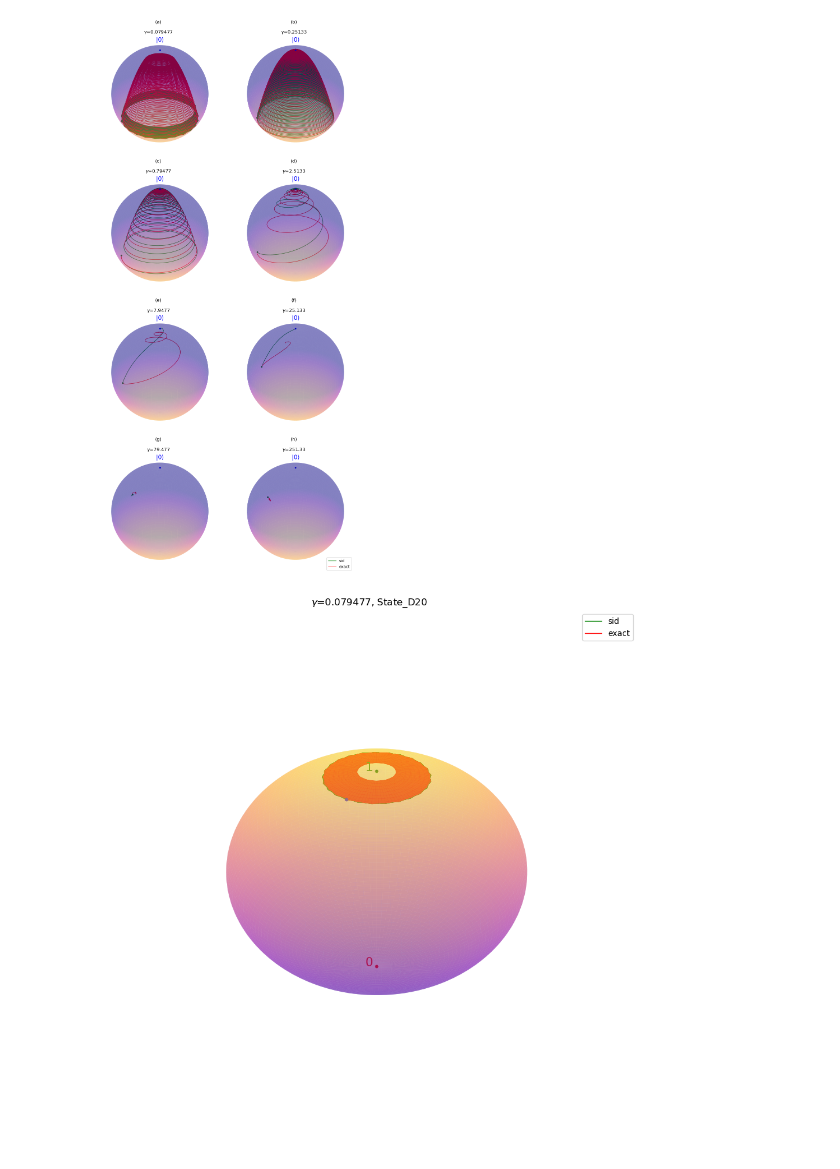
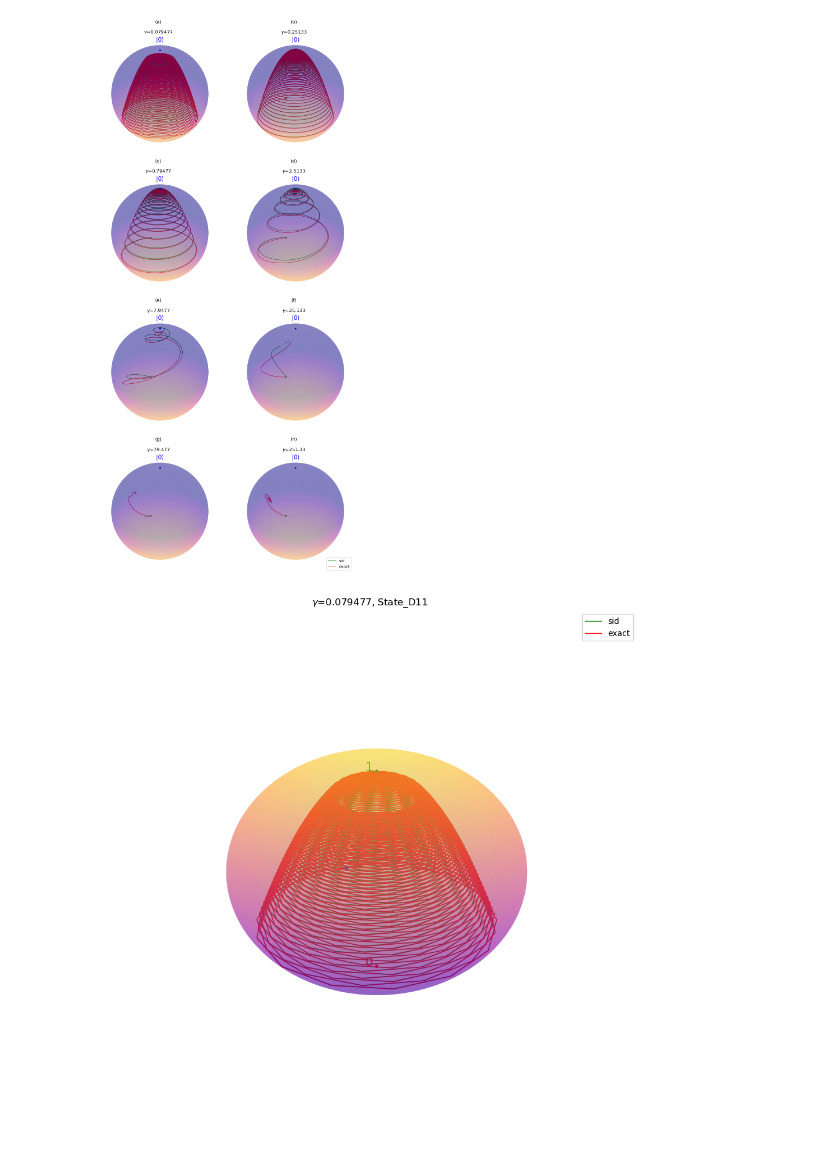
Before and after one commit to zpopovych/OQSID-thesis, a Jupyter notebook: POP_LME_1/06_plot_trajectories.ipynb, the cells around one changed output. Drawn from its saved outputs; the diff is of its cells as text; code cells hidden in the pictures.

Commit message:
true trajectories no cut

```diff
--- a/POP_LME_1/06_plot_trajectories.ipynb
+++ b/POP_LME_1/06_plot_trajectories.ipynb
@@ -30,7 +30,7 @@ def plot_trajectories(trajectories_file, g, init_state):
     x, y, z = sphere(r, center)
     fig = plt.figure(figsize=(12, 12))
     ax = fig.add_subplot(111, projection='3d')
-    ax.plot_surface(x, y, z, rstride=1, cstride=1, cmap='plasma', edgecolor='none', alpha=0.4)
+    ax.plot_surface(x, y, z, rstride=1, cstride=1, cmap='plasma', edgecolor='none', alpha=0.3)
 
     # Add points
     top_point = [center[0], center[1], center[2] + r]
@@ -97,7 +97,9 @@ def plot_traj_ax(ax, trajectories_file, gamma, ch, init_state):
 dodeca_files = [f"State_D{n}" for n in range(1, 21)]
 basis_files = [f"State_B{n}" for n in range(1, 5)]
 
-trajectories_file = "../TESTS/POP_LME_1_Bloch_trajectories_2024-Jan-22_at_12-22.h5"
+#trajectories_file = "../TESTS/POP_LME_1_Bloch_trajectories_2024-Jan-22_at_12-22.h5"
+#trajectories_file = "../TESTS/POP_LME_1_Bloch_trajectories_2024-Jan-28_at_20-46.h5"
+trajectories_file = "../TESTS/POP_LME_1_Bloch_NO_CUT_trajectories_2024-Jan-29_at_11-31.h5"
 # %%
 fig, axs = plt.subplots(4, 2, subplot_kw={'projection': '3d'}, figsize=(10, 20))
 
@@ -114,14 +116,14 @@ axs[3,1].legend(loc='lower right')
 fig.tight_layout()
 plt.show()
 
-#fig.savefig("Trajectories_LME_1.pdf")
+fig.savefig("Trajectories_NO_CUT_LME_1.pdf")
 # %% [output]
-[figure, old version]
+[figure, new version]
 # %%
-plot_trajectories(trajectories_file, 0, dodeca_files[19])
+plot_trajectories(trajectories_file, 0, dodeca_files[10])
 plt.show()
 # %% [output]
-[figure, old version]
+[figure, new version]
 # %%
 import numpy as np
 import plotly.graph_objs as go
```
Also changed, not shown: parts of 1 cell of this notebook, 50 other files.
